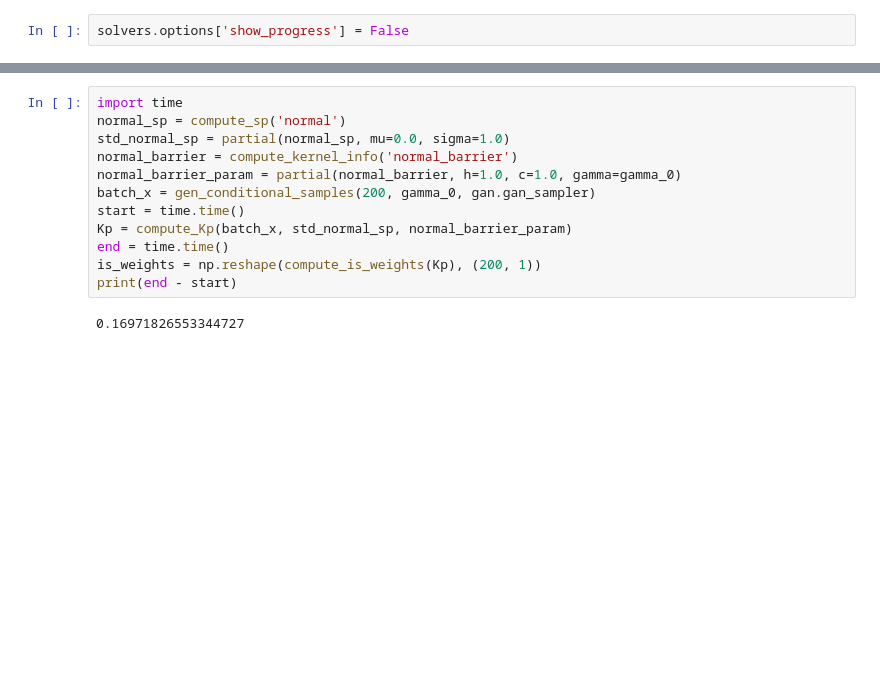
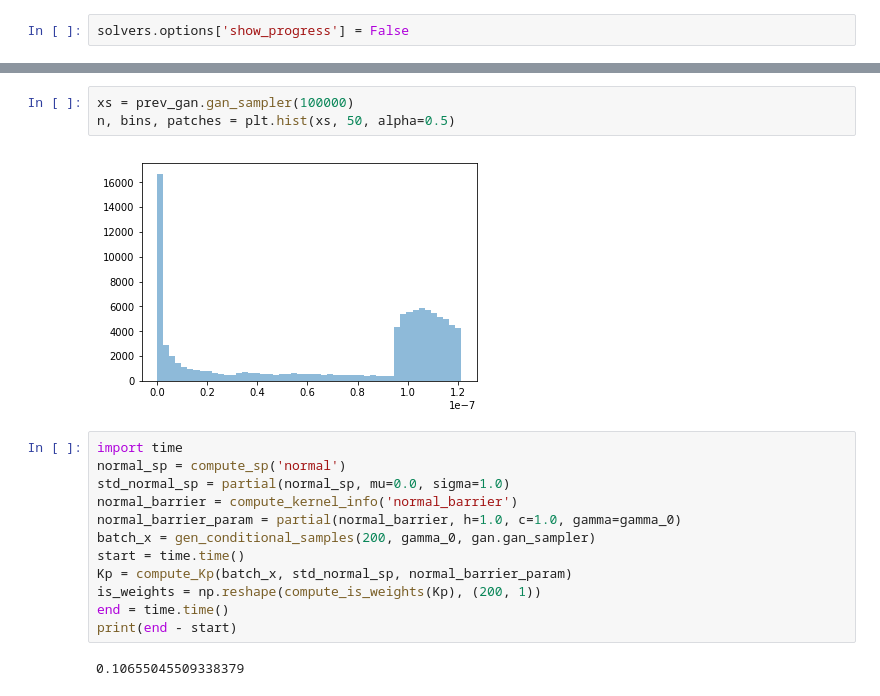
Before and after one commit to bowenliu1992/gan_is, a Jupyter notebook: GAN_IS_prototype.ipynb, the cells around one changed output, grey strips where cells are left out. Saved outputs shown, nothing was run; the diff lists cells and outputs as text; blank space fills up the shorter version.

```diff
--- a/GAN_IS_prototype.ipynb
+++ b/GAN_IS_prototype.ipynb
@@ -308,3 +317,8 @@ KeyboardInterrupt:
+# %%
+xs = prev_gan.gan_sampler(100000)
+n, bins, patches = plt.hist(xs, 50, alpha=0.5)
+# %% [output]
+[figure, added]
 # %%
 import time
 normal_sp = compute_sp('normal')
@@ -314,8 +328,8 @@ normal_barrier_param = partial(normal_barrier, h=1.0, c=1.0, gamma=gamma_0)
 batch_x = gen_conditional_samples(200, gamma_0, gan.gan_sampler)
 start = time.time()
 Kp = compute_Kp(batch_x, std_normal_sp, normal_barrier_param)
+is_weights = np.reshape(compute_is_weights(Kp), (200, 1))
 end = time.time()
-is_weights = np.reshape(compute_is_weights(Kp), (200, 1))
 print(end - start)
 # %% [output]
-0.16971826553344727
+0.10655045509338379
```
Also changed, not shown: parts of 9 cells of this notebook.
